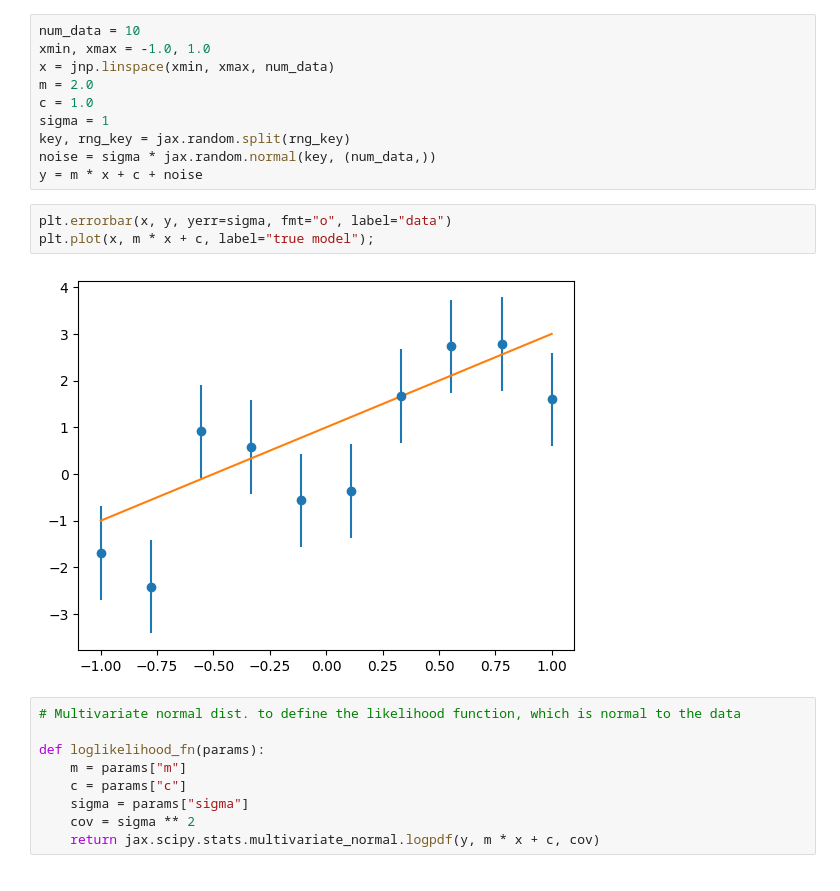
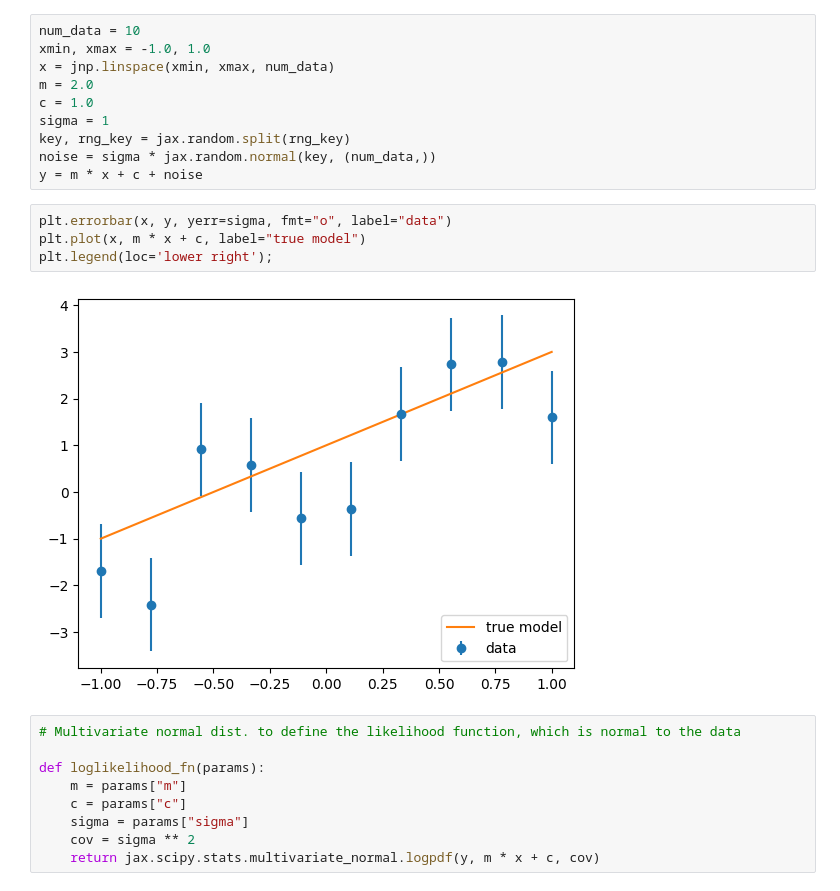
Before and after one commit to fvwallauer/MASt_Project_Cam, a Jupyter notebook: Wk1_blackjax_basics.ipynb, the cells around one changed output. Cells and saved outputs as stored; diff of their text form.

```diff
--- a/Wk1_blackjax.ipynb
+++ b/Wk1_blackjax_basics.ipynb
@@ -533,9 +533,10 @@ noise = sigma * jax.random.normal(key, (num_data,))
 y = m * x + c + noise
 # %%
 plt.errorbar(x, y, yerr=sigma, fmt="o", label="data")
-plt.plot(x, m * x + c, label="true model");
+plt.plot(x, m * x + c, label="true model")
+plt.legend(loc='lower right');
 # %% [output]
-[figure, old version]
+[figure, new version]
 # %%
 # Multivariate normal dist. to define the likelihood function, which is normal to the data
 
```
Also changed, not shown: parts of 1 cell of this notebook, 2 other files.
